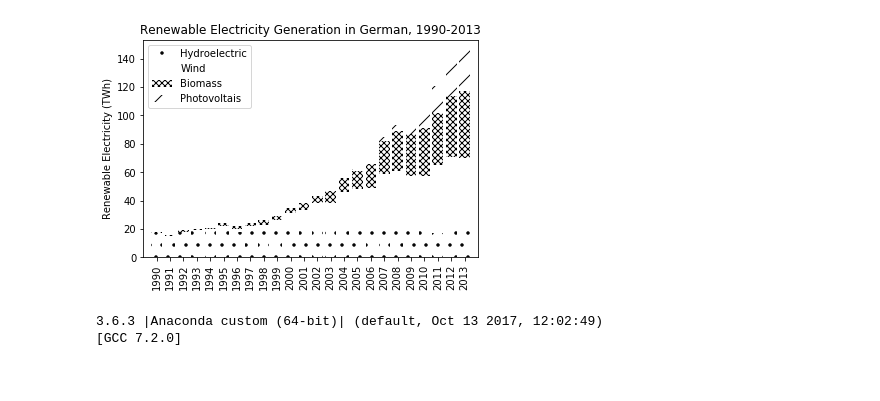
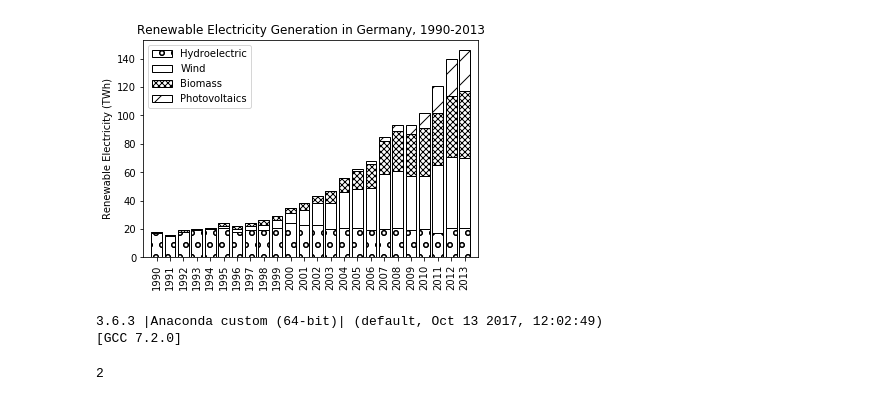
Before and after one commit to fenggeorgeyu/py_learn_2017, a Jupyter notebook: ch02_pylab/ch07_matplotlib_20181003.ipynb, the cells around one changed output. Saved outputs shown, nothing was run; the diff lists cells and outputs as text; code cells hidden in the pictures.

```diff
--- a/ch02_pylab/ch07_matplotlib_20181003.ipynb
+++ b/ch02_pylab/ch07_matplotlib_20181003.ipynb
@@ -1,41 +43,47 @@
 # %%
 from urllib.request import urlopen
 import numpy as np
 import matplotlib.pyplot as plt
 
 url='https://scipython.com/static/media/examples/E7/germany-energy-sources.txt'
 file = urlopen(url)
 data = np.loadtxt(file, skiprows=2, dtype='i4')
 # print(data)
 years = data[:,0]
 n = len(years)
 
-#GWh to TWh
-data[:,1:]=data[:,1:]/1000
-# print(data)
+# GWh to TWh
+data[:,1:] = data[:,1:]/1000
 
-fig=plt.figure()
-ax=fig.add_subplot(111)
-sources=('Hydroelectric','Wind','Biomass','Photovoltais')
-hatch=['.',' ','xxxx','/']
+fig = plt.figure()
+ax = fig.add_subplot(111)
+sources = ('Hydroelectric', 'Wind', 'Biomass', 'Photovoltaics')
+hatch = ['o', '', 'xxxx', '/']
 bottom = np.zeros(n)
-bars=[None]*n
+bars = [None]*n
 for i, source in enumerate(sources):
-    bars[i]=ax.bar(years, bottom=bottom, height=data[:,i+1],color='w', hatch=hatch[i], align='center')
-    bottom = bottom + data[:,i+1]
+    bars[i] = ax.bar(years, bottom=bottom, height=data[:,i+1], color='w',
+                    hatch=hatch[i], align='center')
+    bottom += data[:,i+1]
 
 ax.set_xticks(years)
-plt.xticks(rotation = 90)
+plt.xticks(rotation=90)
 ax.set_xlim(1989, 2014)
 ax.set_ylabel('Renewable Electricity (TWh)')
-ax.set_title('Renewable Electricity Generation in German, {}-{}'.format(years[-1],years[0]))
-plt.legend(bars,sources, loc='best')
+ax.set_title('Renewable Electricity Generation in Germany, 1990-2013')
+plt.legend(bars, sources, loc='best')
 plt.show()
 # %% [output]
-[figure, old version]
+[figure, new version]
 # %%
 import sys
 print(sys.version)
 # %% [output]
 3.6.3 |Anaconda custom (64-bit)| (default, Oct 13 2017, 12:02:49)
 [GCC 7.2.0]
+# %%
+x=1
+x += 1
+print(x)
+# %% [output]
+2
```
Also changed, not shown: parts of 1 cell of this notebook.
